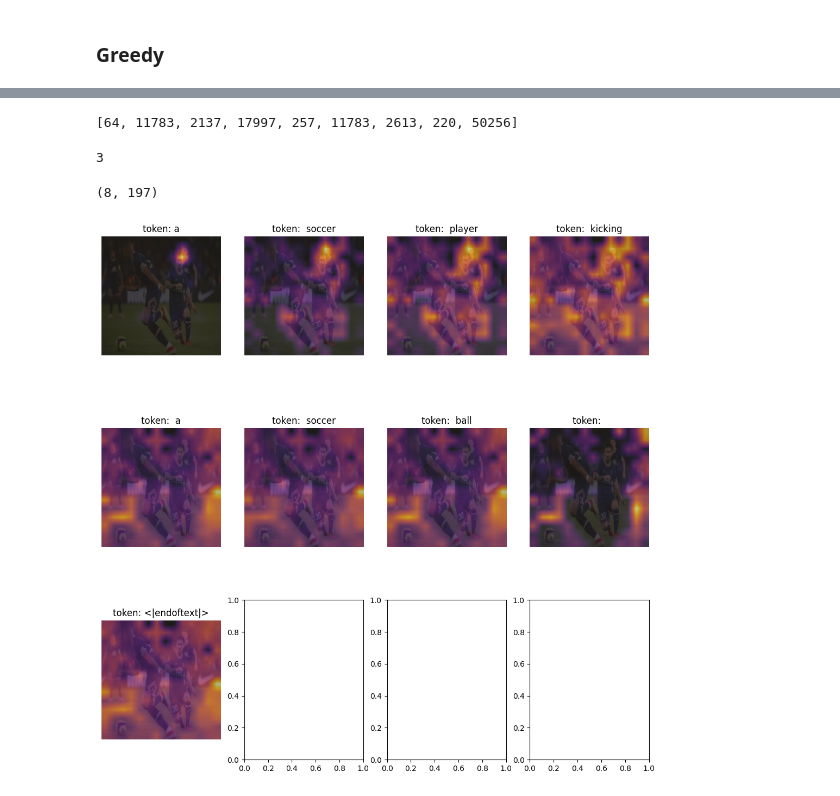
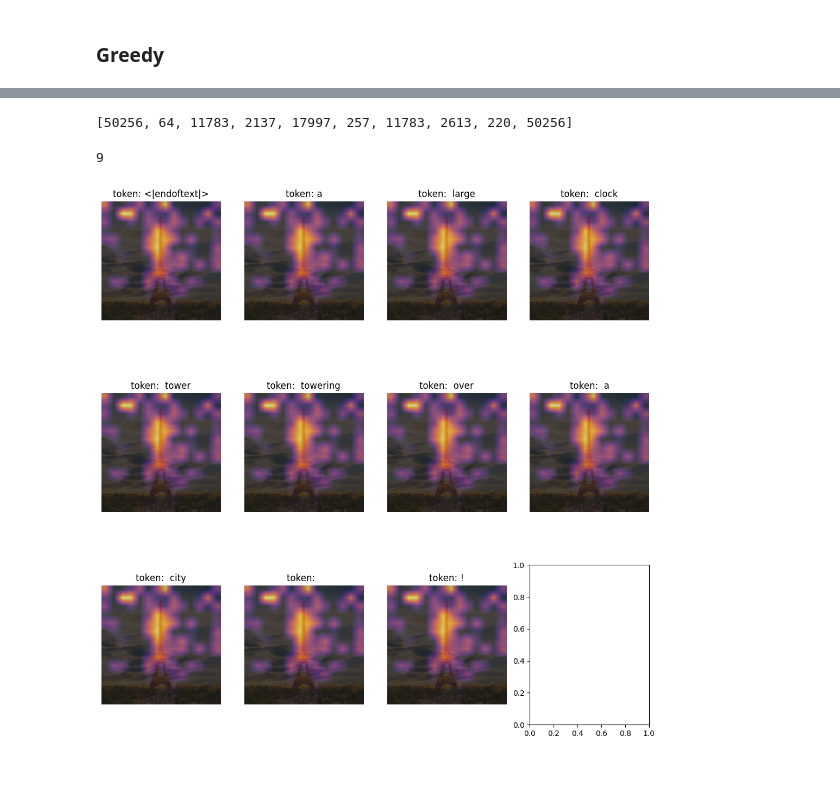
Before and after one commit to vedant-jumle/VIT_region_approx, a Jupyter notebook: hugging-test.ipynb, the cells around one changed output, grey strips where cells are left out. Cells and saved outputs as stored; diff of their text form; code cells hidden in the pictures.

```diff
--- a/hugging-test.ipynb
+++ b/hugging-test.ipynb
@@ -75,7 +75,7 @@ model.to(device)
 
 img_url = 'https://storage.googleapis.com/sfr-vision-language-research/BLIP/demo.jpg'
 # %%
-image_path = "./test_images/football.bmp"
+image_path = "./test_images/paris.bmp"
 image = Image.open(image_path)
 image = image.convert(mode="RGB")
 
@@ -274,18 +272,18 @@ while len(sampled_ids) <= max_length+start_length:
     sampled_ids.append(sampled)
 
     print(tokenizer.decode(sampled_ids), end='\r')
-# %%
-sampled
-# %% [output]
-[64, 11783, 2137, 17997, 257, 11783, 2613, 220, 50256]
 # %%
 (len(sampled)//4)+1
-# %% [output]
-3
 # %%
 attention_weights['cross_attention'][7][-1, -1].shape
-# %% [output]
-(8, 197)
+# %%
+sampled_ids
+# %% [output]
+[50256, 64, 11783, 2137, 17997, 257, 11783, 2613, 220, 50256]
+# %%
+len(attention_weights['cross_attention'])
+# %% [output]
+9
 # %%
 # test_idx = 5
 # sampled = sampled_ids[1:]
@@ -327,35 +325,35 @@ preprocessed_img_orig = ops.convert_to_numpy(ops.clip(preprocessed_img_orig, 0.0
 #             axes[i, j].axis("off")
 #             img_count += 1
 
 
 
 n_cols = 4
-n_rows = (len(sampled)//4)+1
+n_rows = (len(sampled_ids)//4)+1
 fig, axes = plt.subplots(nrows=3, ncols=4, figsize=(13, 13))
 token_count = 0
 
 for i in range(n_rows):
     for j in range(n_cols):
-        if token_count < len(sampled):
-            token = sampled[token_count]
+        if token_count < len(sampled_ids)- 1:
+            token = sampled_ids[token_count]
             token_value = tokenizer.decode(token)
 
-            attention_scores = attention_weights[token_count][-1, :, -1, 1:] # [last layer, all heads, first context token, ignore cls]
+            attention_scores = attention_weights['cross_attention'][token_count][-1, :, 0, 1:] # [last layer, all heads, first context token, ignore cls]
             attention_scores = np.reshape(attention_scores, (num_heads, w_featmap, h_featmap))
             attention_scores = np.transpose(attention_scores, (1, 2, 0))
             attention_scores = ops.image.resize(attention_scores, size=(h_featmap * patch_size, w_featmap * patch_size)).cpu().numpy()
             average_attention_over_heads = np.mean(attention_scores, axis=-1)
 
             axes[i, j].imshow(preprocessed_img_orig)
             axes[i, j].imshow(average_attention_over_heads, cmap="inferno", alpha=0.6)
             axes[i, j].title.set_text(f"token: {token_value}")
             axes[i, j].axis("off")
             token_count += 1
 
 # plt.imshow(preprocessed_img_orig)
 # plt.imshow(np.mean(attention_scores, axis=-1), cmap="inferno", alpha=0.6)
 # plt.title(f"token: {token_value}")
 # plt.axis("off")
 # plt.show()
 # %% [output]
-[figure, old version]
+[figure, new version]
```
Also changed, not shown: parts of 12 cells of this notebook, 2 other files.
